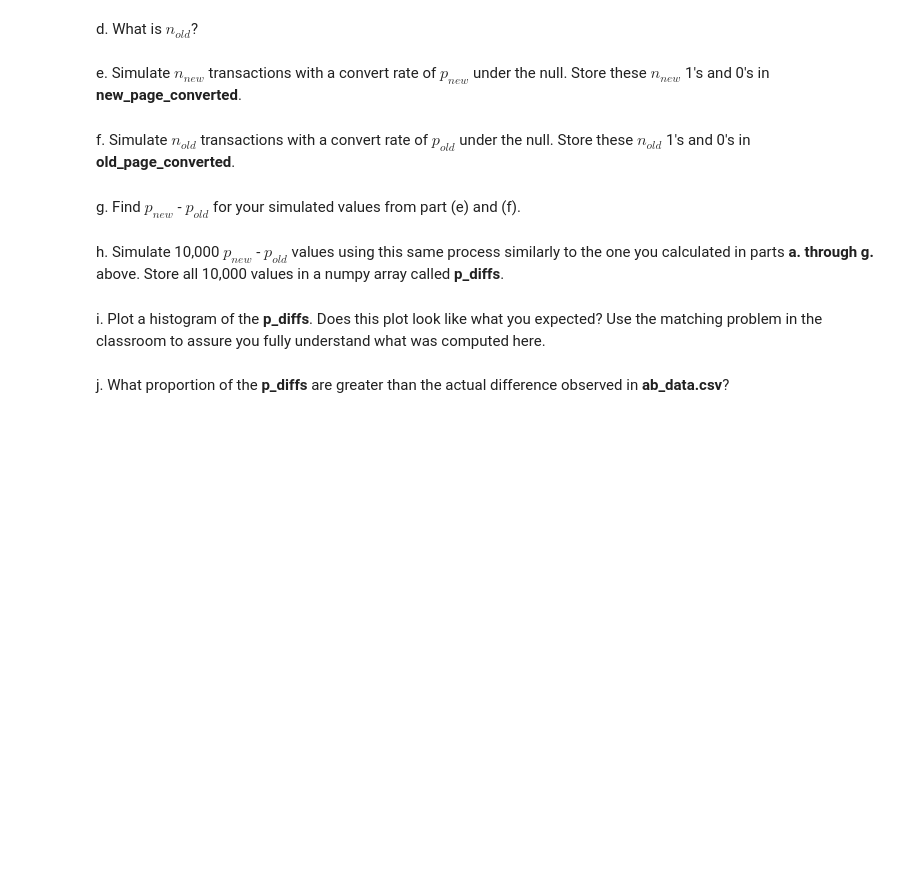
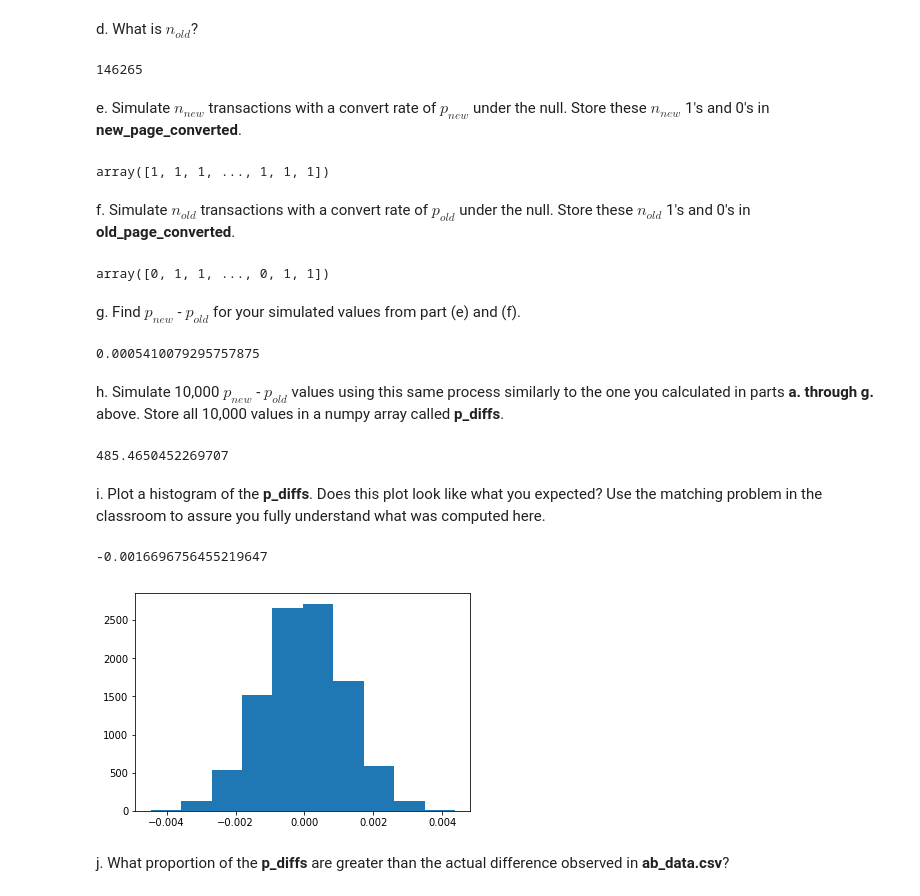
Before and after one commit to whrocha/Analyze_A-B_Test_Results, a Jupyter notebook: Analyze_ab_test_results_notebook.ipynb, the cells around one changed output. Drawn from its saved outputs; the diff is of its cells as text; code cells hidden in the pictures; blank space fills up the shorter version.

```diff
--- a/Analyze_ab_test_results_notebook.ipynb
+++ b/Analyze_ab_test_results_notebook.ipynb
@@ -107,14 +210,86 @@ c. What is $n_{new}$?
 # %% [markdown]
 d. What is $n_{old}$?
+# %%
+#Calcular o número de usuários únicos que tem uma página antiga usando o dataframe df2
+N_old = df2.query('landing_page == "old_page"')['user_id'].nunique()
+N_old
+# %% [output]
+146265
 # %% [markdown]
 e. Simulate $n_{new}$ transactions with a convert rate of $p_{new}$ under the null.  Store these $n_{new}$ 1's and 0's in **new_page_converted**.
+# %%
+#Simular n_new transações com uma taxa de conversão de p_new sob o valor nulo
+new_page_converted = np.random.choice([0,1],N_new, p=(p_new,1-p_new))
+
+new_page_converted
+# %% [output]
+array([1, 1, 1, ..., 1, 1, 1])
 # %% [markdown]
 f. Simulate $n_{old}$ transactions with a convert rate of $p_{old}$ under the null.  Store these $n_{old}$ 1's and 0's in **old_page_converted**.
+# %%
+#Simular transações n_old com uma taxa de conversão de p_old sob o valor nulo
+old_page_converted = np.random.choice([0,1],N_old, p=(p_old,1-p_old))
+
+old_page_converted
+# %% [output]
+array([0, 1, 1, ..., 0, 1, 1])
 # %% [markdown]
 g. Find $p_{new}$ - $p_{old}$ for your simulated values from part (e) and (f).
+# %%
+#Calcule a probabilidade de taxa convertida de nova página
+new_page_converted.mean()
+
+#Calcule a probabilidade da taxa convertida da página antiga
+old_page_converted.mean()
+
+#Find  pnewpnew  -  poldpold  for your simulated values from part (e) and (f).
+new_page_converted.mean() - old_page_converted.mean()
+# %% [output]
+0.0005410079295757875
 # %% [markdown]
 h. Simulate 10,000 $p_{new}$ - $p_{old}$ values using this same process similarly to the one you calculated in parts **a. through g.** above.  Store all 10,000 values in a numpy array called **p_diffs**.
+# %%
+#Import timeit package
+import timeit
+start = timeit.default_timer()
+
+# Create sampling distribution for difference in completion rates
+# with boostrapping
+p_diffs = []
+size = df.shape[0]
+for _ in range(10000):
+    samp = df2.sample(size, replace = True)
+    new_page_converted = np.random.choice([0,1],N_new, p=(p_new,1-p_new))
+    old_page_converted = np.random.choice([0,1],N_old, p=(p_old,1-p_old))
+    p_diffs.append(new_page_converted.mean() - old_page_converted.mean())
+
+#Compute python running time.
+stop = timeit.default_timer()
+print(stop - start)
+
+p_diffs = np.array(p_diffs)
+# %% [output]
+485.4650452269707
 # %% [markdown]
 i. Plot a histogram of the **p_diffs**.  Does this plot look like what you expected?  Use the matching problem in the classroom to assure you fully understand what was computed here.
+# %%
+plt.hist(p_diffs)
+
+# Create number of users with all new_page users and all new_page users
+convert_new = df2.query('converted == 1 and landing_page == "new_page"')['user_id'].nunique()
+convert_old = df2.query('converted == 1 and landing_page == "old_page"')['user_id'].nunique()
+
+# Compute actual converted rate
+actual_cvt_new = float(convert_new)/ float(N_new)
+actual_cvt_old = float(convert_old)/ float(N_old)
+
+# Compute observed difference in converted rate
+obs_diff = actual_cvt_new - actual_cvt_old
+
+# Display observed difference in converted rate
+obs_diff
+# %% [output]
+-0.0016696756455219647
+[figure, added]
 # %% [markdown]
 j. What proportion of the **p_diffs** are greater than the actual difference observed in **ab_data.csv**?
```
Also changed, not shown: parts of 62 cells of this notebook.
